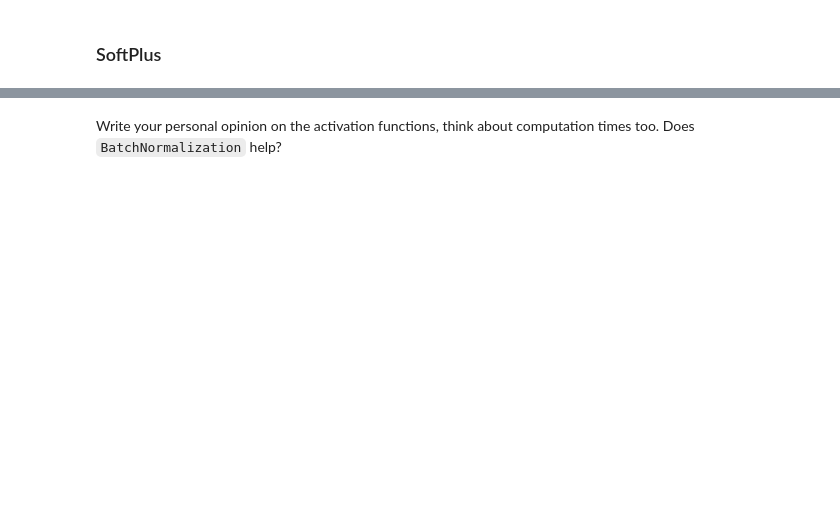
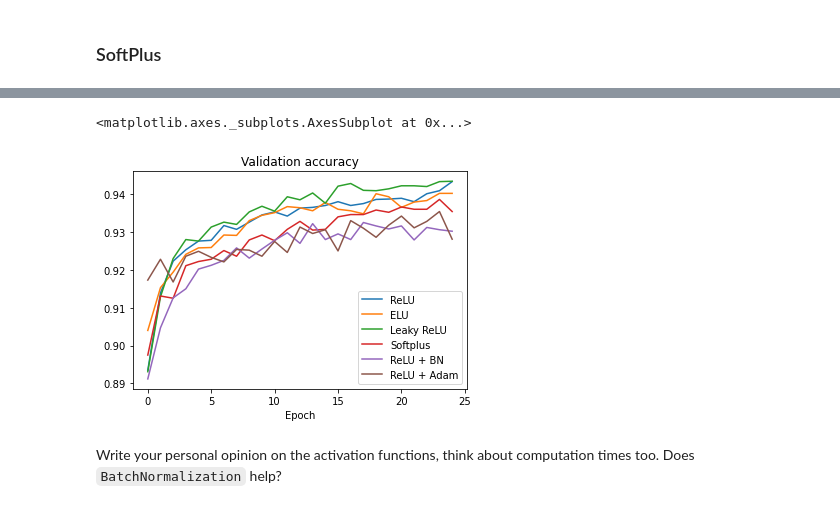
Before and after one commit to tadejsv/Practical_DL, a Jupyter notebook: homework01/homework_main-basic.ipynb, the cells around one changed output, grey strips where cells are left out. Cells and saved outputs as stored; diff of their text form; code cells hidden in the pictures; blank space fills up the shorter version.

```diff
--- a/homework01/homework_main-basic.ipynb
+++ b/homework01/homework_main-basic.ipynb
@@ -292,2 +376,7 @@ loss_softplus = train(net, X_train, y_train, BATCH_SIZE, N_EPOCHS, optimizer_con
+# %%
+accuracies.plot(title='Validation accuracy')
+# %% [output]
+<matplotlib.axes._subplots.AxesSubplot at 0x...>
+[figure, added]
 # %% [markdown]
 Write your personal opinion on the activation functions, think about computation times too. Does `BatchNormalization` help?
```
Also changed, not shown: parts of 22 cells of this notebook, 3 other files.
